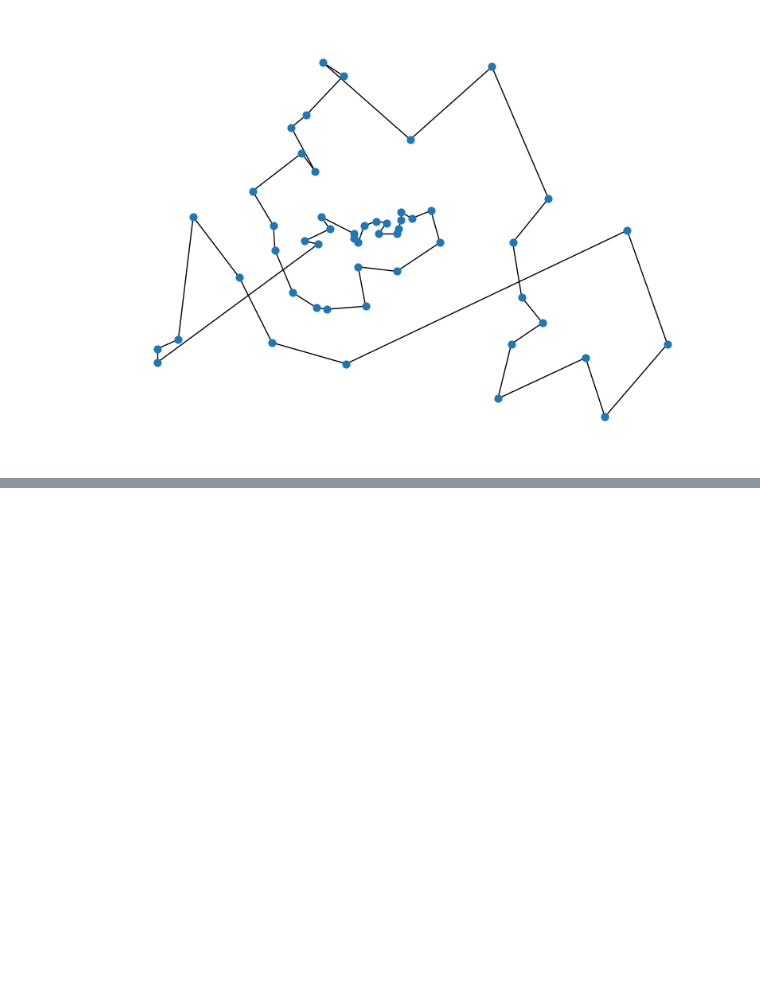
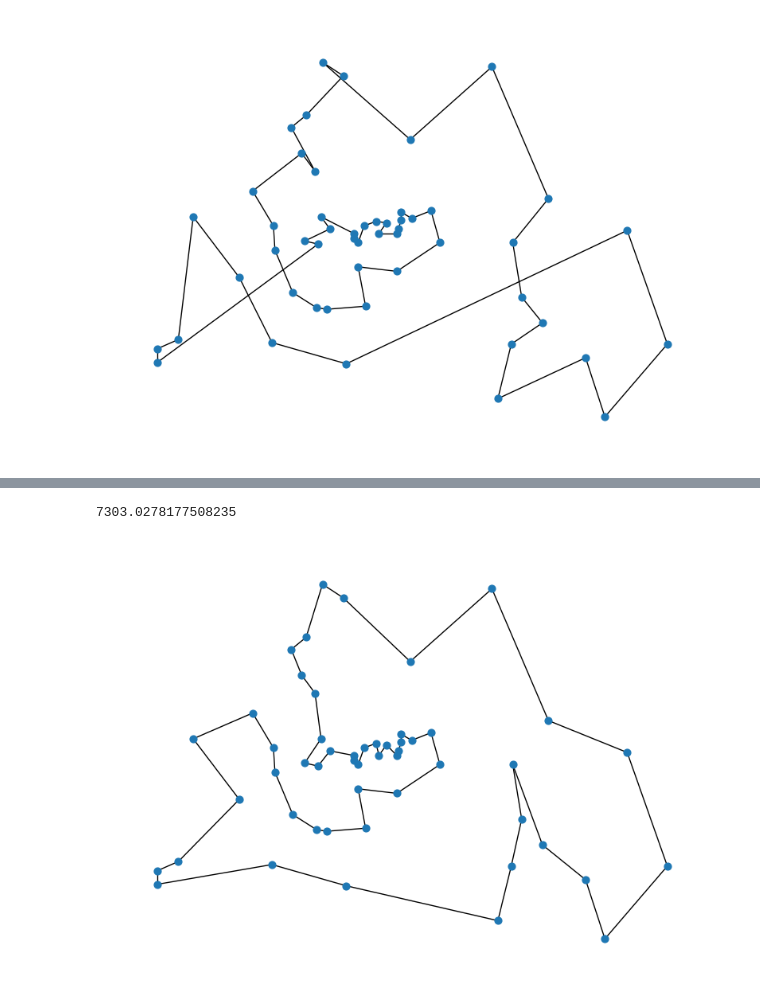
Before and after one commit to Lollo310/TSP-local-search, a Jupyter notebook: test.ipynb, the cells around one changed output, grey strips where cells are left out. Cells and saved outputs as stored; diff of their text form; code cells hidden in the pictures; blank space fills up the shorter version.

```diff
--- a/test.ipynb
+++ b/test.ipynb
@@ -58,0 +84,10 @@ utlt.draw(H)
+# %%
+tsp.hamiltonian_cost
+# %% [output]
+7303.0278177508235
+# %%
+H = tsp.toNetworkX(G)
+# %%
+utlt.draw(H)
+# %% [output]
+[figure, added]
```
Also changed, not shown: parts of 2 cells of this notebook, 1 other file.
